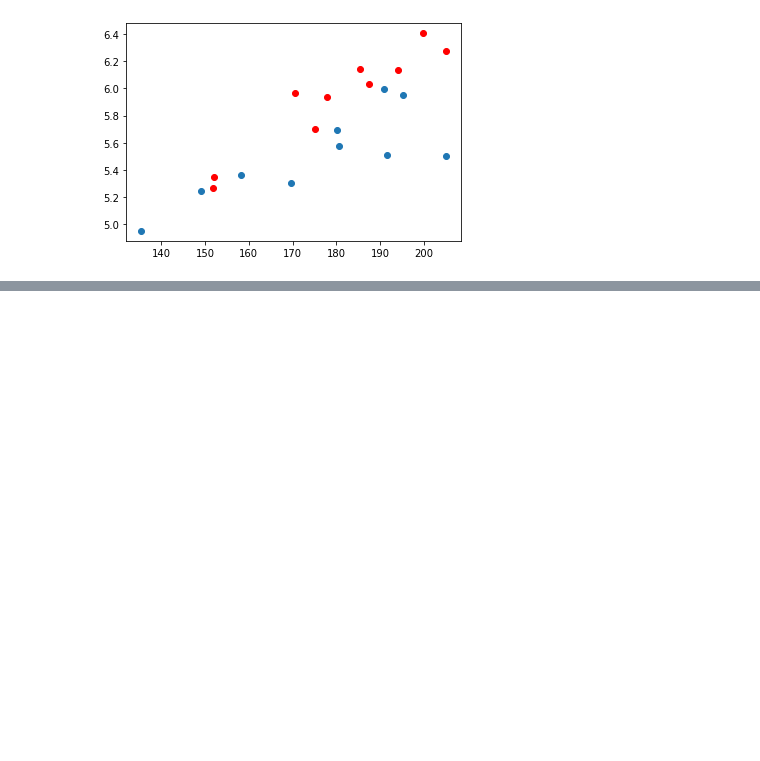
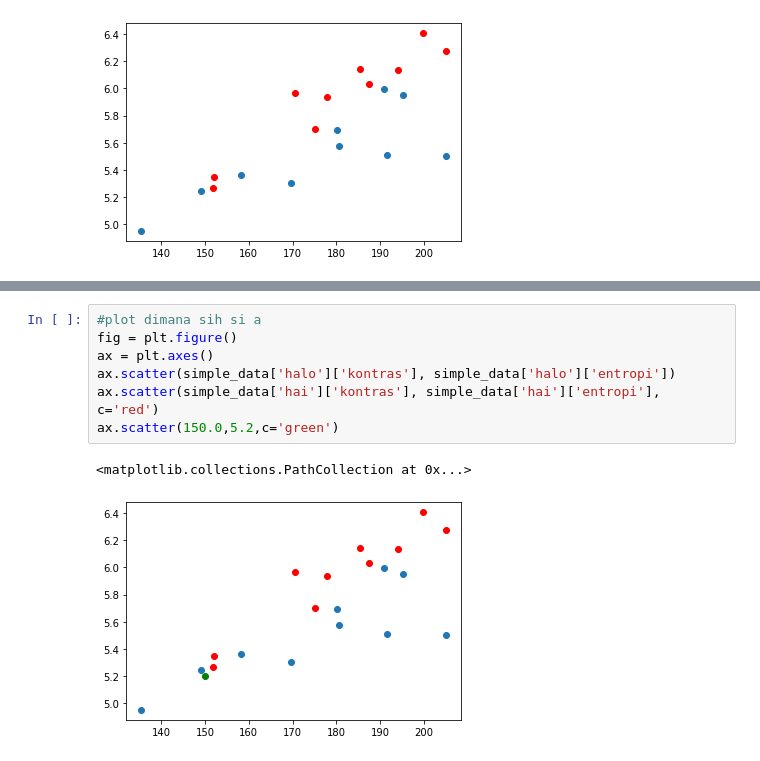
Before and after one commit to IritaSee/octave_study, a Jupyter notebook: halohai/halohai_glcm.ipynb, the cells around one changed output, grey strips where cells are left out. Cells and saved outputs as stored; diff of their text form; blank space fills up the shorter version.

```diff
--- a/halohai/halohai_glcm.ipynb
+++ b/halohai/halohai_glcm.ipynb
@@ -213,0 +230,10 @@ ax.scatter(simple_data['hai']['kontras'], simple_data['hai']['entropi'], c='red'
+# %%
+#plot dimana sih si a
+fig = plt.figure()
+ax = plt.axes()
+ax.scatter(simple_data['halo']['kontras'], simple_data['halo']['entropi'])
+ax.scatter(simple_data['hai']['kontras'], simple_data['hai']['entropi'], c='red')
+ax.scatter(150.0,5.2,c='green')
+# %% [output]
+<matplotlib.collections.PathCollection at 0x...>
+[figure, added]
```
Also changed, not shown: parts of 2 cells of this notebook.
